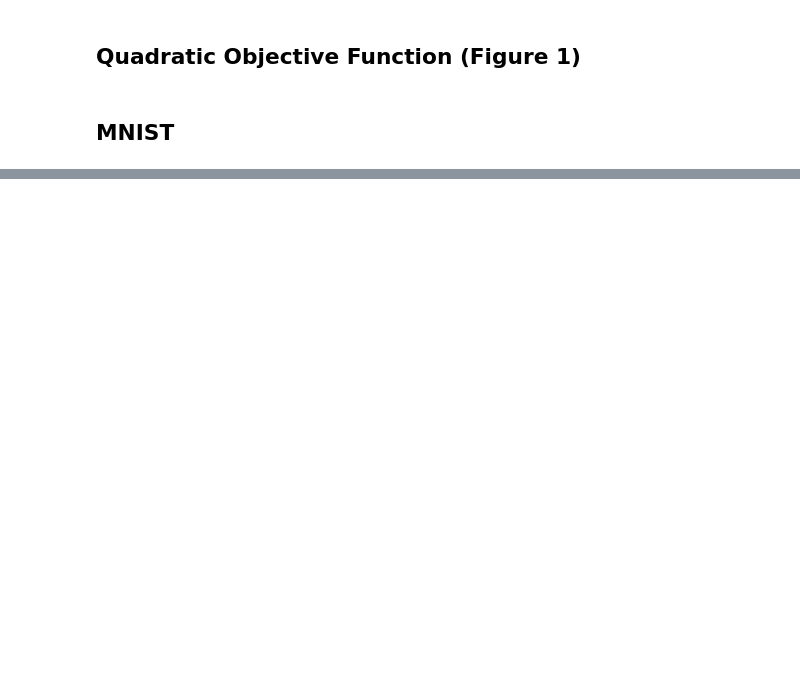
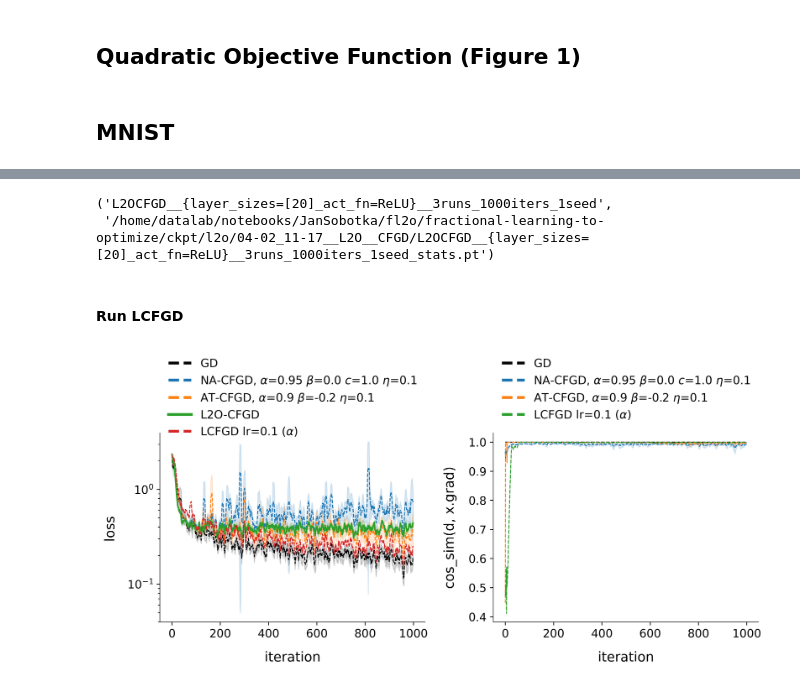
Before and after one commit to Johnny1188/fractional-learning-to-optimize, a Jupyter notebook: scripts/main.ipynb, the cells around one changed output, grey strips where cells are left out. Saved outputs shown, nothing was run; the diff lists cells and outputs as text; code cells hidden in the pictures; blank space fills up the shorter version.

```diff
--- a/scripts/main.ipynb
+++ b/scripts/main.ipynb
@@ -1022,6 +1186,7 @@ config["opter"] = {
             "s": 1,
             "version": "NA",
             "init_points": None,
+            "detach_gauss_jacobi": True,
             "device": DEVICE,
         },
         "params_to_optimize": {
@@ -1069,7 +1234,7 @@ config["meta_training_config"] = {
     "meta_opter_config": {
         "lr": 3e-4,
     },
-    "n_runs": 500,
+    "n_runs": 200,
     "unroll": 30,
     "loggers": [
         # {
@@ -1571,0 +1823,8 @@ fig.savefig("../results/strategy.eps", bbox_inches="tight")
+# %%
+run_name_clean = ''.join(e for e in run_name if e.isalnum())
+run_nickname = f"L2OCFGD__{dict_to_str(runs['L2O-CFGD']['config']['optee']['optee_config'])}__{n_test_runs}runs_{test_run_iters}iters_{test_runs_seed}seed"
+save_to = os.path.join(runs["L2O-CFGD"]["config"]["ckpt_config"]["ckpt_dir"], run_nickname + "_stats" + ".pt")
+run_nickname, save_to
+# %% [output]
+('L2OCFGD__{layer_sizes=[20]_act_fn=ReLU}__3runs_1000iters_1seed',
+ '/home/datalab/notebooks/JanSobotka/fl2o/fractional-learning-to-optimize/ckpt/l2o/04-02_11-17__L2O__CFGD/L2OCFGD__{layer_sizes=[20]_act_fn=ReLU}__3runs_1000iters_1seed_stats.pt')
@@ -1571,0 +1840,2 @@ fig.savefig("../results/strategy.eps", bbox_inches="tight")
+# %% [markdown]
+#### Run LCFGD
@@ -1571,0 +1854,10 @@ fig.savefig("../results/strategy.eps", bbox_inches="tight")
+# %%
+alphas_to_set = torch.ones(test_run_iters)
+alphas_to_set[:5] = 0.1
+alphas_to_set[5:20] = 0.5
+alphas_to_set[20:50] = 0.9
+alphas_to_set[50:] = 0.99
+
+# cs_to_set = torch.zeros(test_run_iters)
+# cs_to_set[:5] = -0.5
+# cs_to_set[5:20] = 0.1
@@ -1571,0 +1929,18 @@ fig.savefig("../results/strategy.eps", bbox_inches="tight")
+# %%
+### plot
+conv_win = 8
+plot_log(
+    runs,
+    only_metrics=["loss", "cos_sim(d, x.grad)"],
+    log_metrics=["loss", "l2_dist(x_tik*, x)", "l2_dist(x*, x)"],
+    conv_win=conv_win,
+    min_max_y_config={
+        "last_lr": (0, 100),
+    },
+    # save_to=os.path.join(
+    #     config["ckpt_config"]["ckpt_dir"],
+    #     f"loss_cos_sim_l2o_best_dict_{conv_win}conv_{n_test_runs}runs_{test_run_iters}iters.png"
+    # ),
+)
+# %% [output]
+[figure, added]
```
Also changed, not shown: parts of 48 cells of this notebook.
